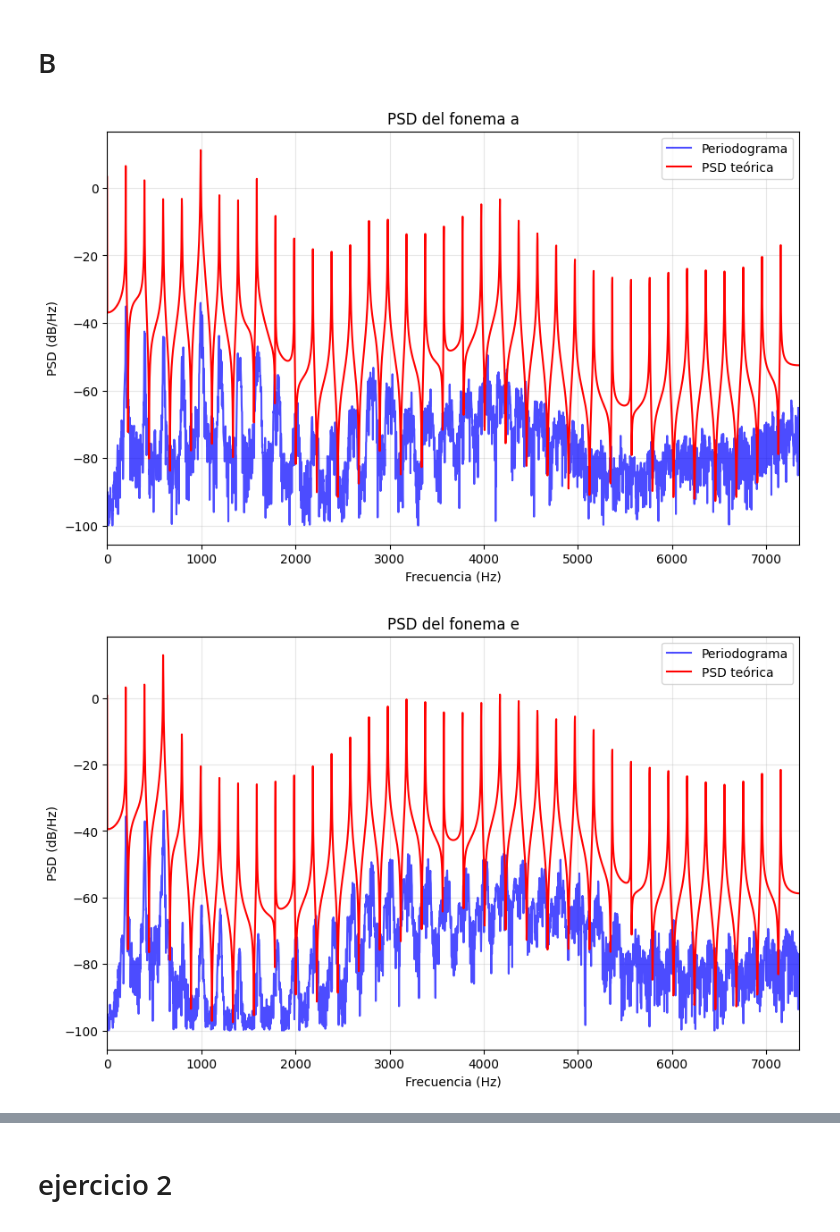
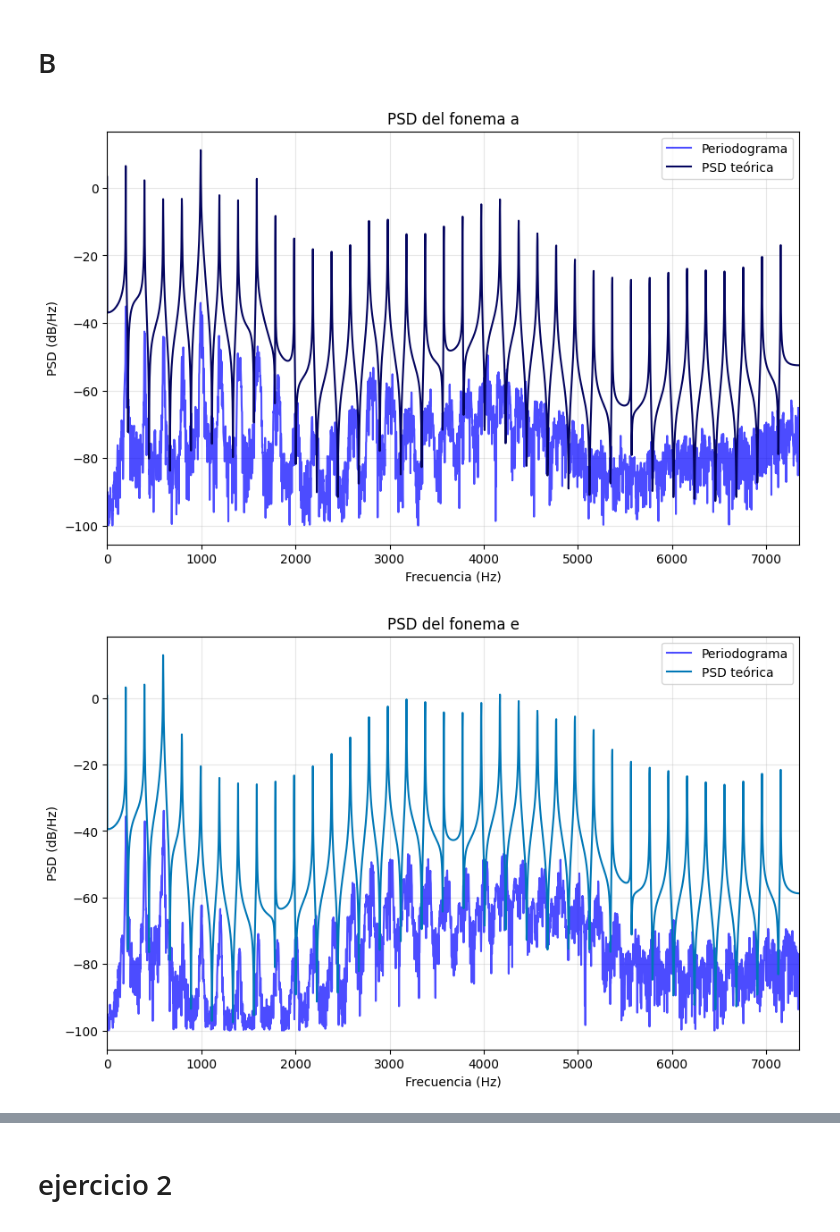
Before and after one commit to juanj0o/tp2-inf, a Jupyter notebook: asd.ipynb, the cells around one changed output, grey strips where cells are left out. Cells and saved outputs as stored; diff of their text form; code cells hidden in the pictures.

```diff
--- a/asd.ipynb
+++ b/asd.ipynb
@@ -19,7 +19,7 @@ recortados = []
 colores1 = ["#03045E", "#0077B6", "#00B4D8", "#90E0EF", "#CAF0F8"]
 colores2 = ["#BFB5AF", "#ECE2D0", "#D5B9B2", "#A26769", "#582C4D"]
 colores3 = ["#CAA8F5", "#9984D4", "#592E83", "#230C33"]
-print(coef_b, coef_a)
+colores = colores1 + colores2
 
 frec = 14700
 N = int(0.2 * frec)  # 200 ms
@@ -139,33 +139,33 @@ for i, audio in enumerate(audios):
 
     # Calcular respuesta en frecuencia con la misma cantidad de puntos
     w, H = signal.freqz(b, a, worN=len(f), fs=frec)
     psd_teo = np.abs(H)**2
 
     # Para vocales, multiplicar por la PSD del tren de impulsos
     if fonema in ['a','e','i','o','u']:
         f0 = 200  # Frecuencia fundamental más típica para voz
         Su, f_pulsos = psd_pulsos(f0, len(f)*2, frec)
 
         # Interpolar la PSD del tren de impulsos para que coincida con nuestras frecuencias
         Su_interp = np.interp(f, f_pulsos[:len(f_pulsos)//2], Su[:len(f_pulsos)//2])
         psd_teo *= Su_interp
 
     # Convertir a decibeles
     period_db = 10 * np.log10(period + 1e-10)
     psd_teo_db = 10 * np.log10(psd_teo + 1e-10)
 
     # Graficar
     plt.figure(figsize=(10, 6))
     plt.plot(f, period_db, 'b', alpha=0.7, label='Periodograma')
-    plt.plot(f, psd_teo_db, 'r', label='PSD teórica')
+    plt.plot(f, psd_teo_db, 'r', label='PSD teórica', color=colores[i])
 
     plt.title(f"PSD del fonema {fonema}")
     plt.xlabel("Frecuencia (Hz)")
     plt.ylabel("PSD (dB/Hz)")
     plt.xlim(0, frec/2)
     plt.legend()
     plt.grid(True, alpha=0.3)
     plt.show()
 # %% [output]
-[figure, old version]
+[figure, new version]
-[figure, old version]
+[figure, new version]
```
Also changed, not shown: parts of 3 cells of this notebook.
